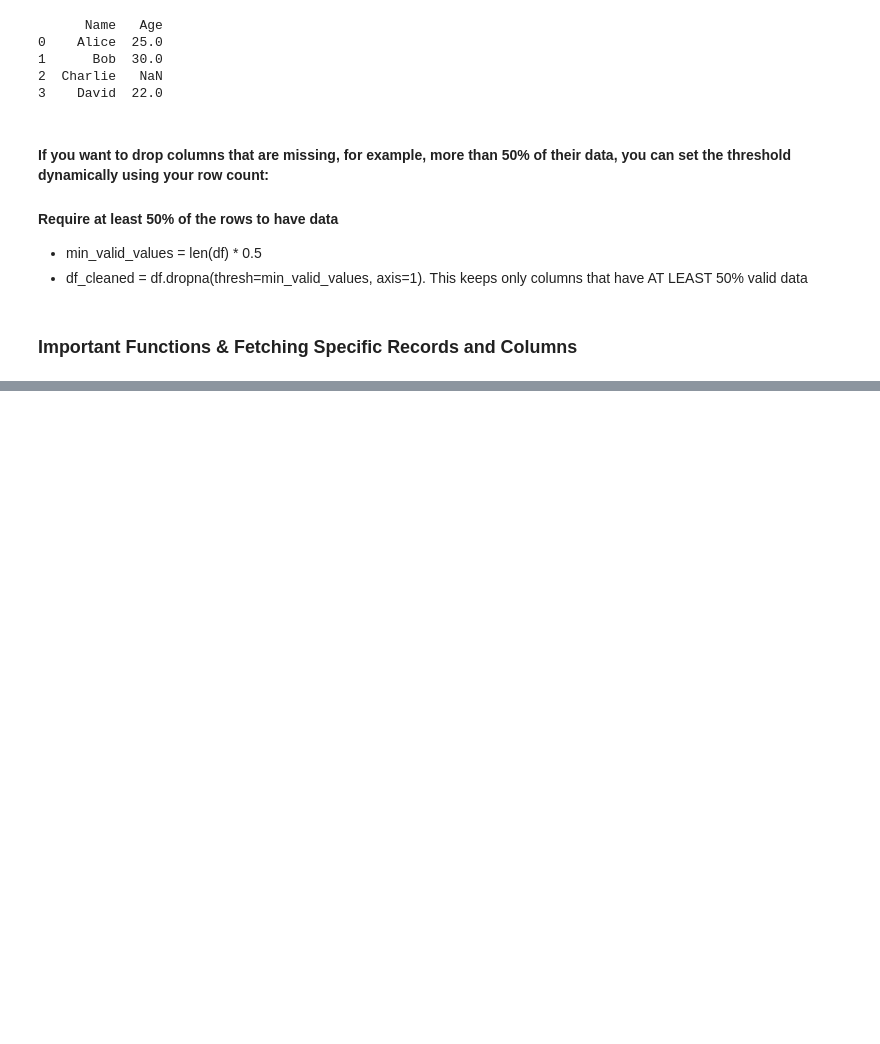
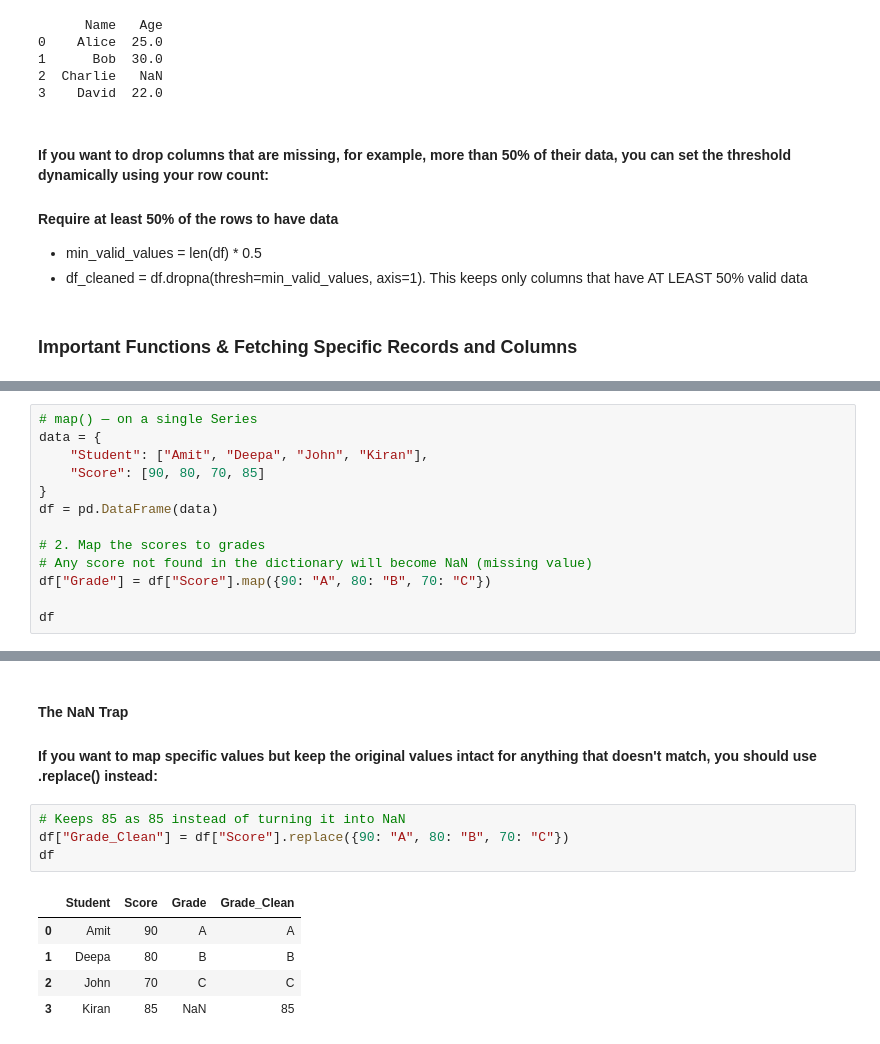
Before and after one commit to chinmairam/GenAI-Upskill, a Jupyter notebook: Pandas/Pandas_fundamentals.ipynb, the cells around one changed output, grey strips where cells are left out. Drawn from its saved outputs; the diff is of its cells as text; blank space fills up the shorter version.

```diff
--- a/Pandas/Pandas_fundamentals.ipynb
+++ b/Pandas/Pandas_fundamentals.ipynb
@@ -1433,0 +1850,13 @@ print(df_cleaned)
+# %%
+# map() — on a single Series
+data = {
+    "Student": ["Amit", "Deepa", "John", "Kiran"],
+    "Score": [90, 80, 70, 85]
+}
+df = pd.DataFrame(data)
+
+# 2. Map the scores to grades
+# Any score not found in the dictionary will become NaN (missing value)
+df["Grade"] = df["Score"].map({90: "A", 80: "B", 70: "C"})
+
+df
@@ -1433,0 +1869,13 @@ print(df_cleaned)
+# %% [markdown]
+#### The NaN Trap
+#### If you want to map specific values but keep the original values intact for anything that doesn't match, you should use .replace() instead:
+# %%
+# Keeps 85 as 85 instead of turning it into NaN
+df["Grade_Clean"] = df["Score"].replace({90: "A", 80: "B", 70: "C"})
+df
+# %% [output]
+|  | Student | Score | Grade | Grade_Clean |
+| 0 | Amit | 90 | A | A |
+| 1 | Deepa | 80 | B | B |
+| 2 | John | 70 | C | C |
+| 3 | Kiran | 85 | NaN | 85 |
```
Also changed, not shown: parts of 47 cells of this notebook.
